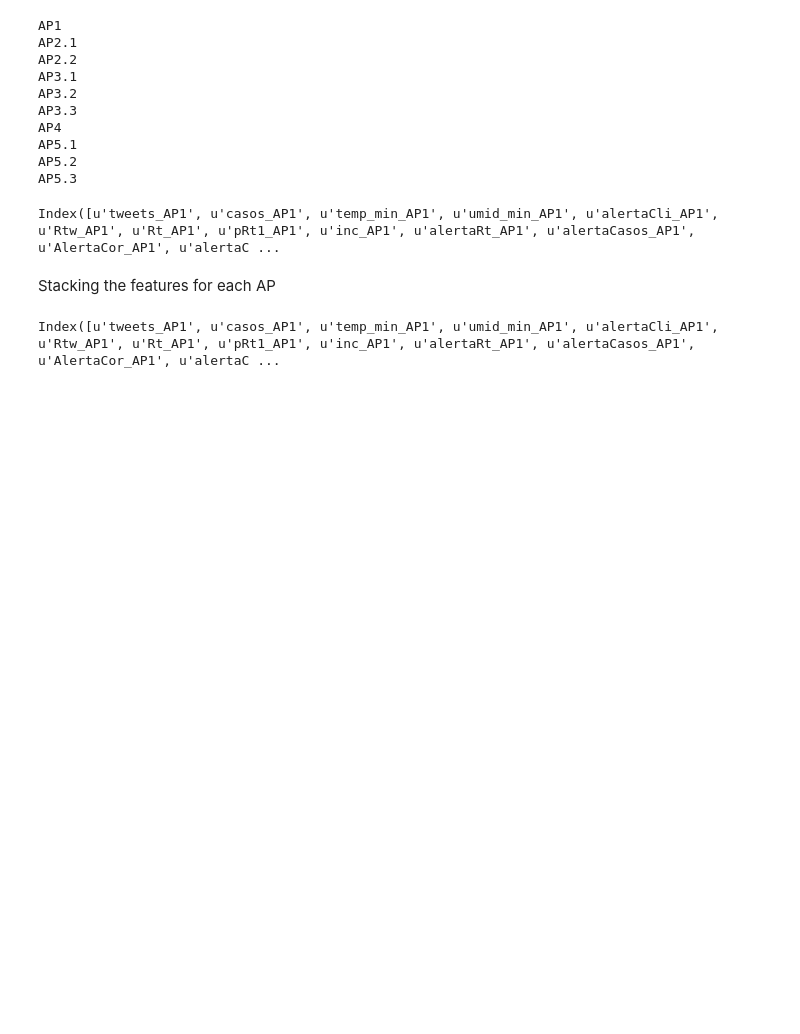
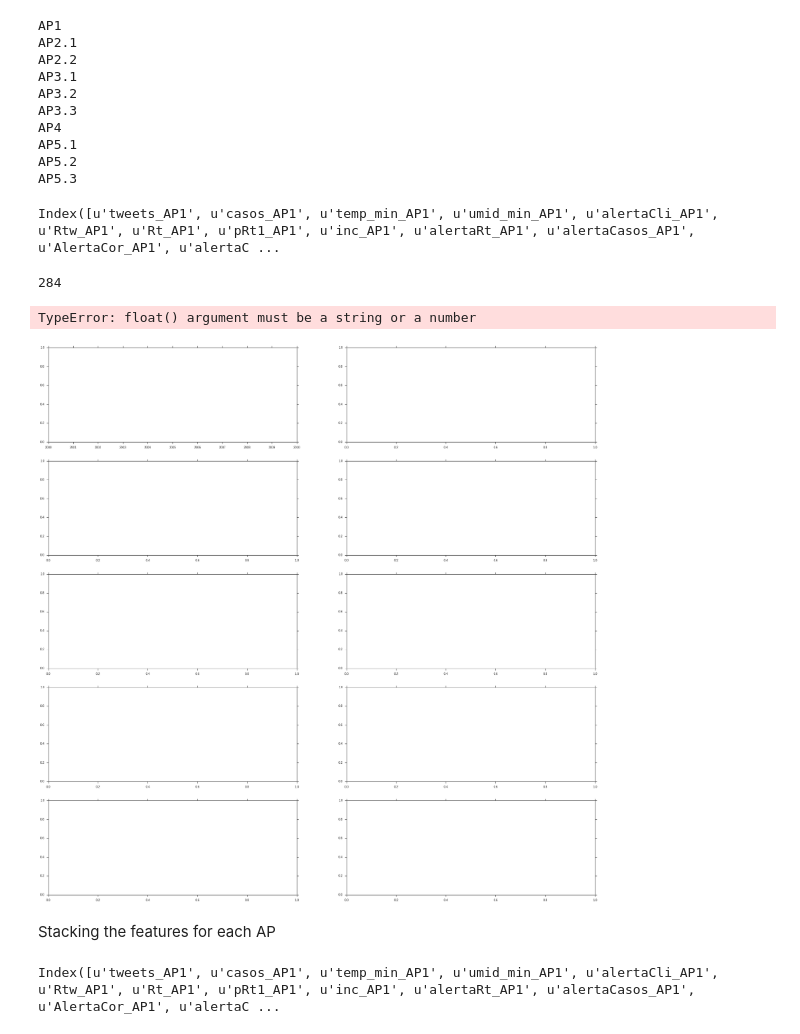
Before and after one commit to AlertaDengue/AlertaDengueAnalise, a Jupyter notebook: ML Approach/Deep Belief in Dengue.ipynb, the cells around one changed output. Cells and saved outputs as stored; diff of their text form; code cells hidden in the pictures; blank space fills up the shorter version.

```diff
--- a/ML Approach/Deep Belief in Dengue.ipynb
+++ b/ML Approach/Deep Belief in Dengue.ipynb
@@ -258,6 +223,21 @@ AP5.1
 AP5.2
 AP5.3
 Index([u'tweets_AP1', u'casos_AP1', u'temp_min_AP1', u'umid_min_AP1', u'alertaCli_AP1', u'Rtw_AP1', u'Rt_AP1', u'pRt1_AP1', u'inc_AP1', u'alertaRt_AP1', u'alertaCasos_AP1', u'AlertaCor_AP1', u'alertaC ...
+# %%
+fig, ax = plt.subplots(nrows=5, ncols=2, figsize=(32,32))
+ax = ax.ravel()
+#data_new_filt.ix['AP2.1'].casos.plot()
+#print d.casos
+for j, ap in enumerate(aps):
+    d = data_new_filt.ix[ap]
+    n = len(d)
+    print n
+    ax[j].vlines(x=d.data, ymin=zeros(n), ymax=d.casos)#, colors=[pal[int(i)-1] for i in d.cor])
+    ax[j].plot(d.data, d.casos)#, colors=[pal[int(i)-1] for i in d.cor])
+# %% [output]
+284
+TypeError: float() argument must be a string or a number
+[figure, added]
 # %% [markdown]
 Stacking the features for each AP
 # %%
```
Also changed, not shown: parts of 16 cells of this notebook.
